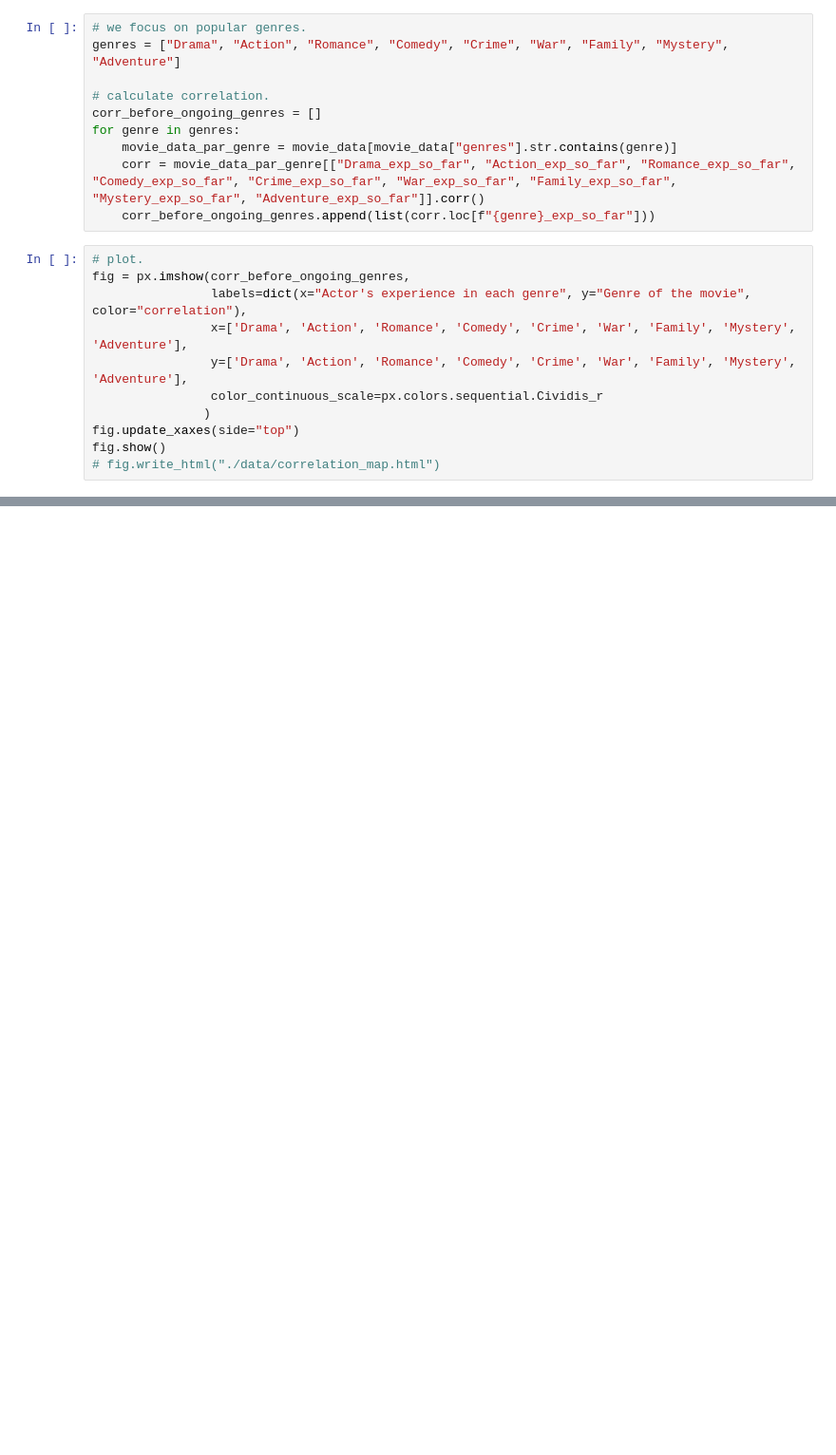
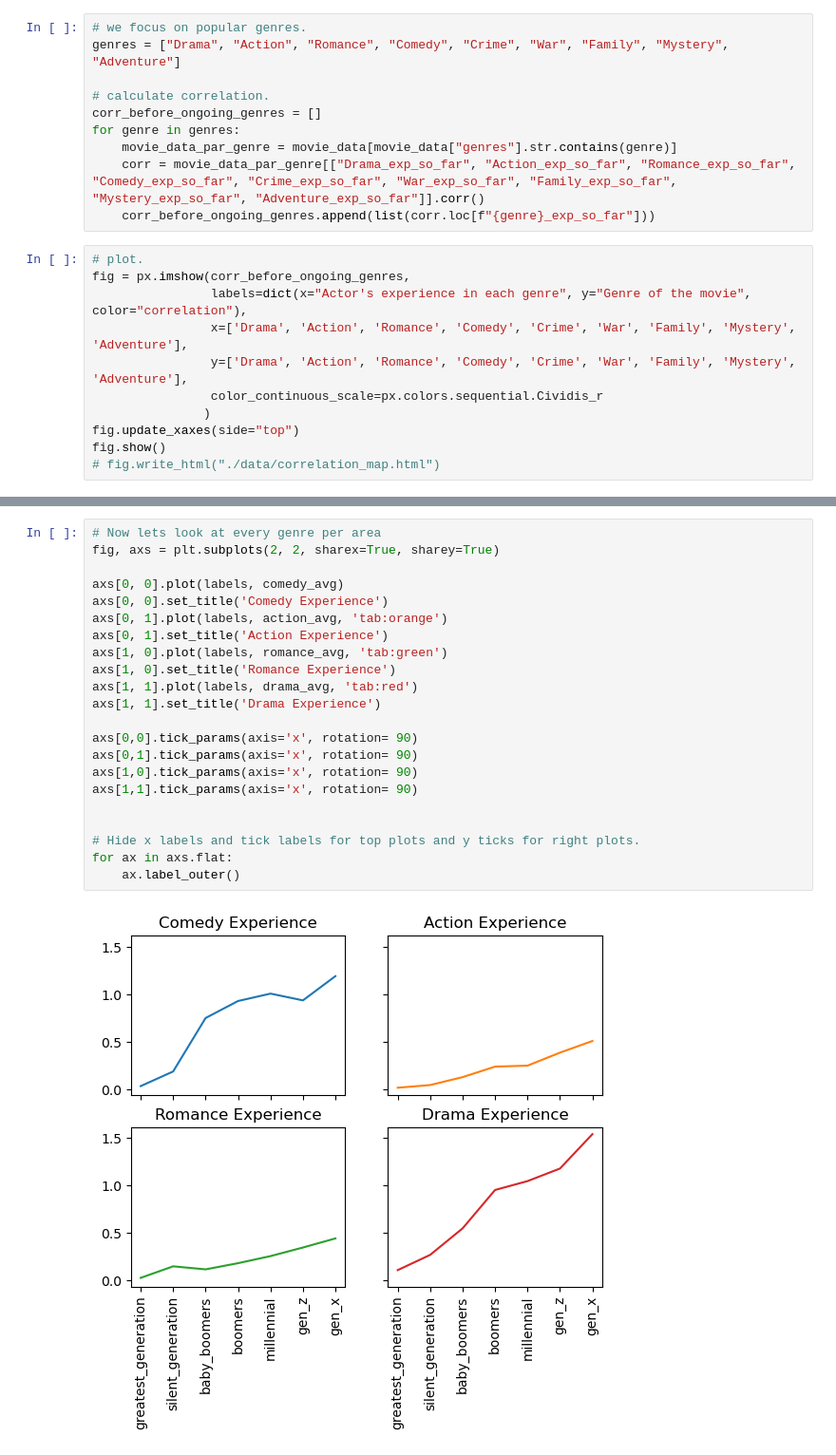
Before and after one commit to epfl-ada/ada-2022-project-jash, a Jupyter notebook: submission.ipynb, the cells around one changed output, grey strips where cells are left out. Shown at 95% size. Saved outputs shown, nothing was run; the diff lists cells and outputs as text; blank space fills up the shorter version.

```diff
--- a/submission.ipynb
+++ b/submission.ipynb
@@ -286,0 +430,24 @@ fig.show()
+# %%
+# Now lets look at every genre per area
+fig, axs = plt.subplots(2, 2, sharex=True, sharey=True)
+
+axs[0, 0].plot(labels, comedy_avg)
+axs[0, 0].set_title('Comedy Experience')
+axs[0, 1].plot(labels, action_avg, 'tab:orange')
+axs[0, 1].set_title('Action Experience')
+axs[1, 0].plot(labels, romance_avg, 'tab:green')
+axs[1, 0].set_title('Romance Experience')
+axs[1, 1].plot(labels, drama_avg, 'tab:red')
+axs[1, 1].set_title('Drama Experience')
+
+axs[0,0].tick_params(axis='x', rotation= 90)
+axs[0,1].tick_params(axis='x', rotation= 90)
+axs[1,0].tick_params(axis='x', rotation= 90)
+axs[1,1].tick_params(axis='x', rotation= 90)
+
+
+# Hide x labels and tick labels for top plots and y ticks for right plots.
+for ax in axs.flat:
+    ax.label_outer()
+# %% [output]
+[figure, added]
```
Also changed, not shown: parts of 35 cells of this notebook.
